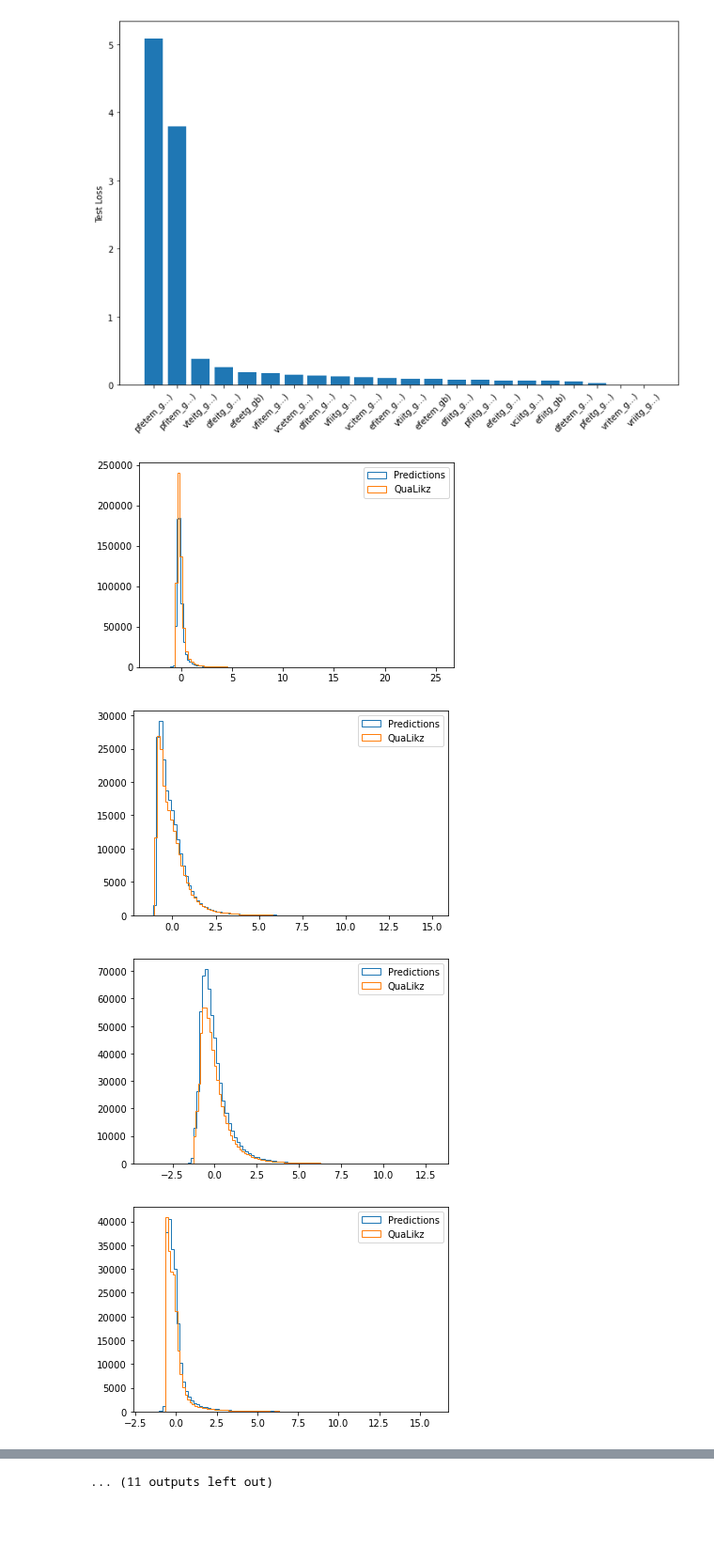
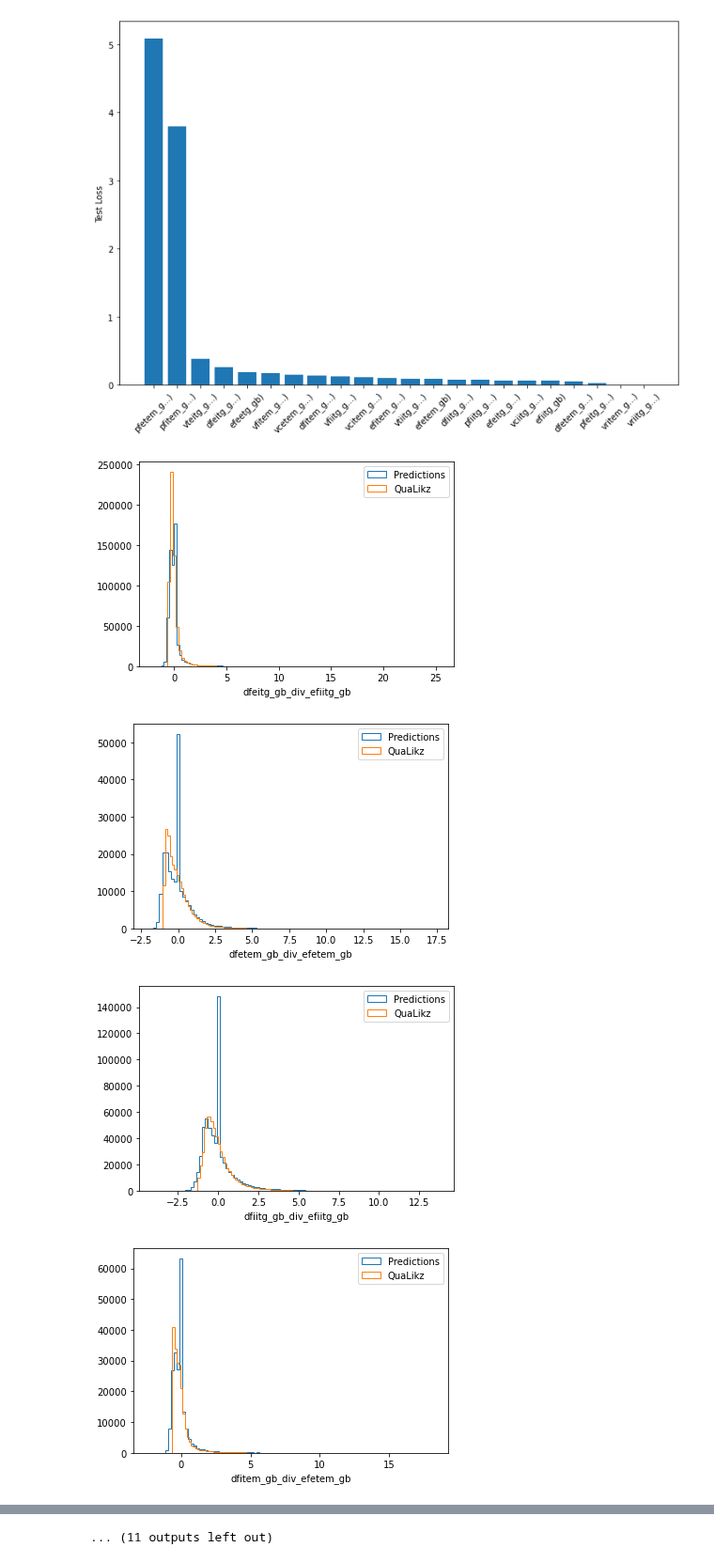
Before and after one commit to zcapjdb/UKAEAGroupProject, a Jupyter notebook: src/notebooks/RegressionOutputs.ipynb, the cells around one changed output, grey strips where cells are left out. Shown at 94% size. Cells and saved outputs as stored; diff of their text form; code cells hidden in the pictures; blank space fills up the shorter version.

```diff
--- a/src/notebooks/RegressionOutputs.ipynb
+++ b/src/notebooks/RegressionOutputs.ipynb
@@ -56,35 +59,36 @@ test_data_path = "../../data/test_data_clipped.pkl"
 train_data_path = "../../data/train_data_clipped.pkl"
 predictions_list = []
 
 for target in target_keys:
-    path = glob.glob(f"../../logs/QLKNN-Regressor/Run-6/Run-6-{target}/*.ckpt")[0]
+    path = glob.glob(f"../../logs/QLKNN-Regressor/Run-7-{target}/*.ckpt")[0]
     model = QLKNN.load_from_checkpoint(path, n_input = 15, batch_size = 2048, epochs = 25, learning_rate = 0.002)
 
     train_data = QLKNNDataset(test_data_path, columns = train_keys + [target], train = True)
     train_data.scale()
 
     test_data = QLKNNDataset(test_data_path, columns = train_keys + [target], train = False)
     test_data.scale()
 
     test_loader = DataLoader(test_data, batch_size = 2048, shuffle = True, num_workers = 1)
 
     y = test_data.data[target]
     y = torch.tensor(y.values)
     X = test_data.data[train_keys]
     X = torch.tensor(X.values)
 
     predictions = model(X).detach().numpy()
     predictions_list.append(predictions)
 
     plt.figure()
 
     plt.hist(predictions, bins = 100, histtype = 'step',
              label = "Predictions",)# range = (predictions.min(), 6))
     plt.hist(test_data.data[target], bins = 100, histtype = 'step',
              label = "QuaLikz",)# range = (predictions.min(), 6))
+    plt.xlabel(target)
     plt.legend()
 # %% [output]
-[figure, old version]
+[figure, new version]
-[figure, old version]
+[figure, new version]
-[figure, old version]
+[figure, new version]
-[figure, old version]
+[figure, new version]
```
Also changed, not shown: parts of 15 cells of this notebook, 5 other files.
